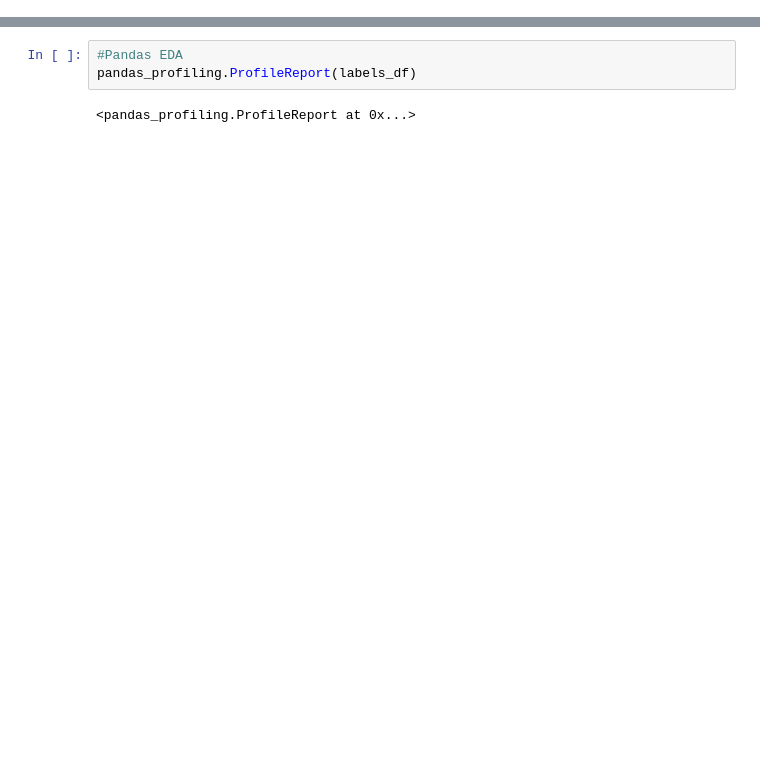
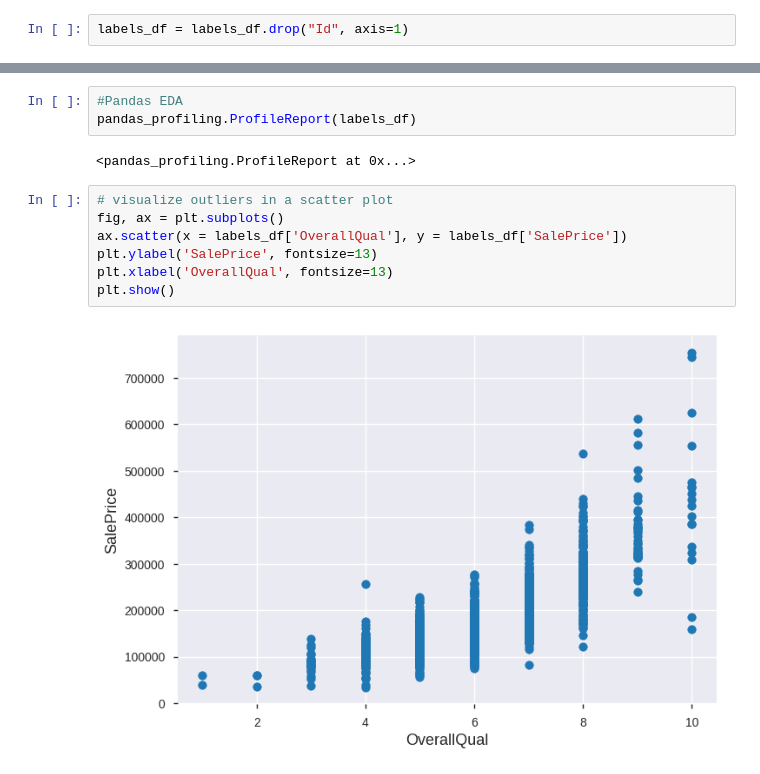
Before and after one commit to thiagobg/boston_housing, a Jupyter notebook: boston_housing.ipynb, the cells around one changed output, grey strips where cells are left out. Drawn from its saved outputs; the diff is of its cells as text; blank space fills up the shorter version.

```diff
--- a/boston_housing.ipynb
+++ b/boston_housing.ipynb
@@ -29,3 +31,5 @@ labels_df.head()
 | 3 | 4 | 70 | RL | 60.0 | 9550 | Pave | NaN | IR1 | Lvl | ... |
 | 4 | 5 | 60 | RL | 84.0 | 14260 | Pave | NaN | IR1 | Lvl | ... |
 5 rows × 81 columns
+# %%
+labels_df = labels_df.drop("Id", axis=1)
@@ -34,3 +47,12 @@ labels_df.head()
 pandas_profiling.ProfileReport(labels_df)
 # %% [output]
 <pandas_profiling.ProfileReport at 0x...>
+# %%
+# visualize outliers in a scatter plot
+fig, ax = plt.subplots()
+ax.scatter(x = labels_df['OverallQual'], y = labels_df['SalePrice'])
+plt.ylabel('SalePrice', fontsize=13)
+plt.xlabel('OverallQual', fontsize=13)
+plt.show()
+# %% [output]
+[figure, added]
```
Also changed, not shown: parts of 2 cells of this notebook.
